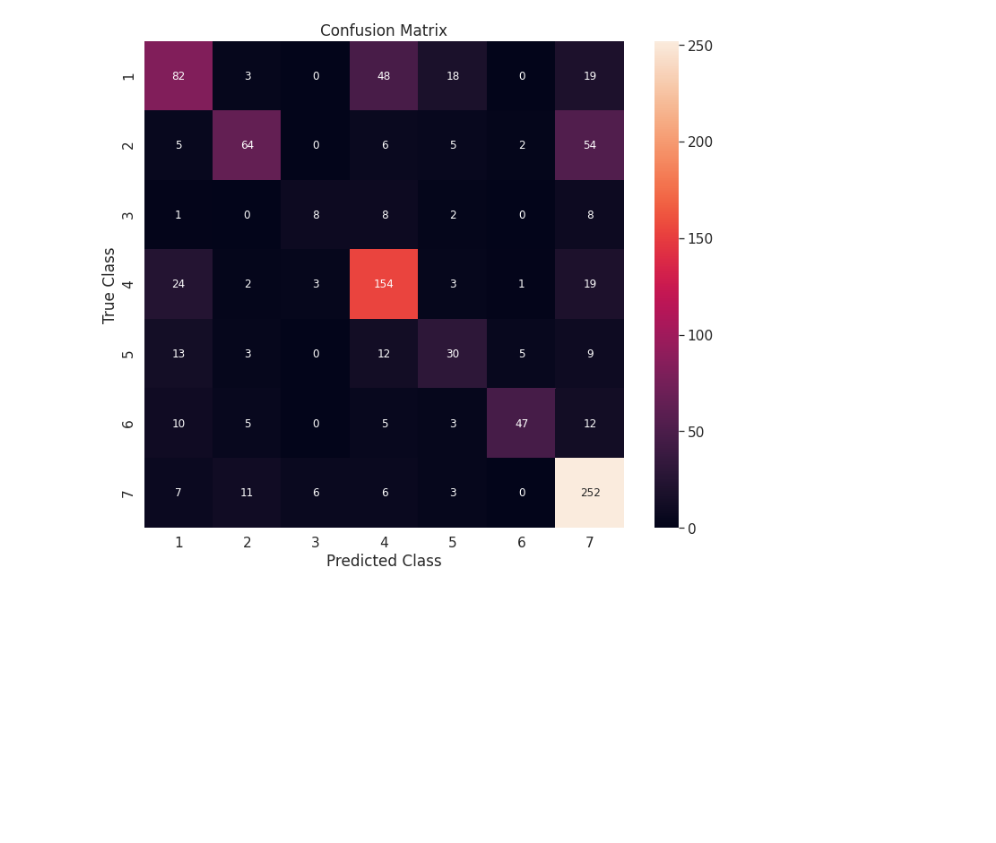
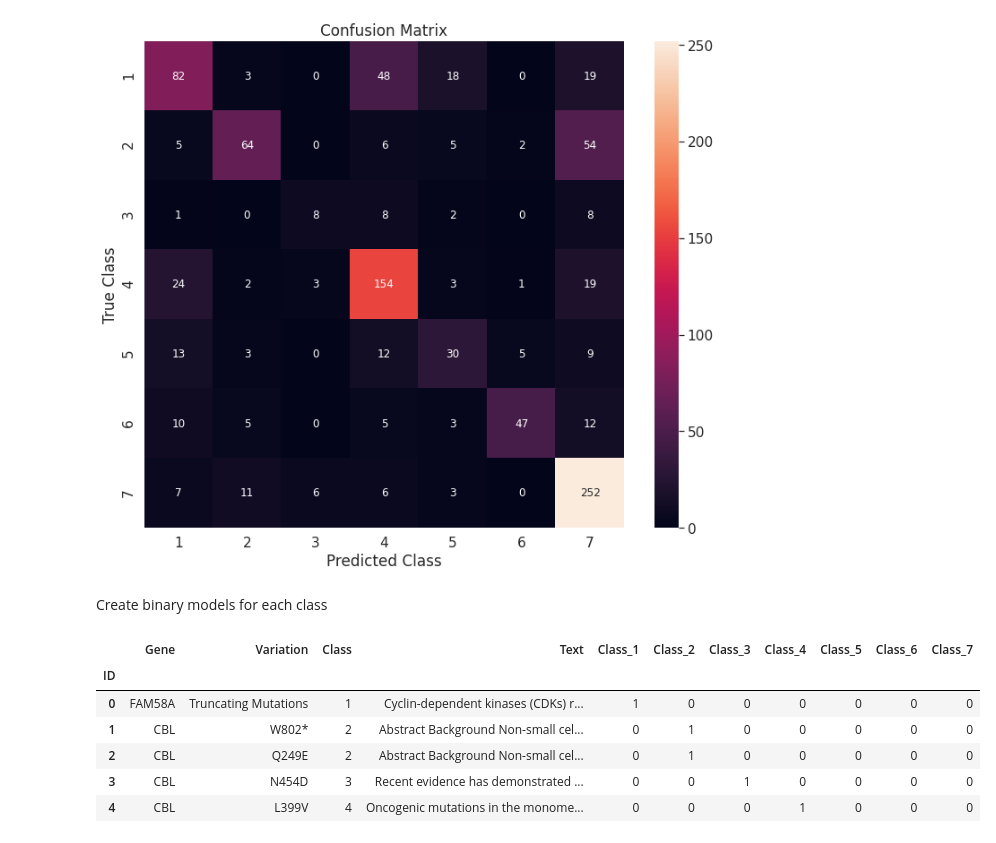
Before and after one commit to Shredder42/mutations, a Jupyter notebook: explore.ipynb, the cells around one changed output. Cells and saved outputs as stored; diff of their text form; code cells hidden in the pictures; blank space fills up the shorter version.

```diff
--- a/explore.ipynb
+++ b/explore.ipynb
@@ -677,3 +677,19 @@ array([[ 82,   3,   0,  48,  18,   0,  19],
 confusion_matrix_plot()
 # %% [output]
 [figure]
+# %% [markdown]
+Create binary models for each class
+# %%
+for i in range(1,8):
+    class_name = 'Class' + '_' + str(i)
+    merged[class_name] = np.where(merged['Class'] == i, 1, 0)
+# %%
+merged.head()
+# %% [output]
+|  | Gene | Variation | Class | Text | Class_1 | Class_2 | Class_3 | Class_4 | Class_5 | Class_6 | Class_7 |
+| ID |  |  |  |  |  |  |  |  |  |  |  |
+| 0 | FAM58A | Truncating Mutations | 1 | Cyclin-dependent kinases (CDKs) r... | 1 | 0 | 0 | 0 | 0 | 0 | 0 |
+| 1 | CBL | W802* | 2 | Abstract Background Non-small cel... | 0 | 1 | 0 | 0 | 0 | 0 | 0 |
+| 2 | CBL | Q249E | 2 | Abstract Background Non-small cel... | 0 | 1 | 0 | 0 | 0 | 0 | 0 |
+| 3 | CBL | N454D | 3 | Recent evidence has demonstrated ... | 0 | 0 | 1 | 0 | 0 | 0 | 0 |
+| 4 | CBL | L399V | 4 | Oncogenic mutations in the monome... | 0 | 0 | 0 | 1 | 0 | 0 | 0 |
```
